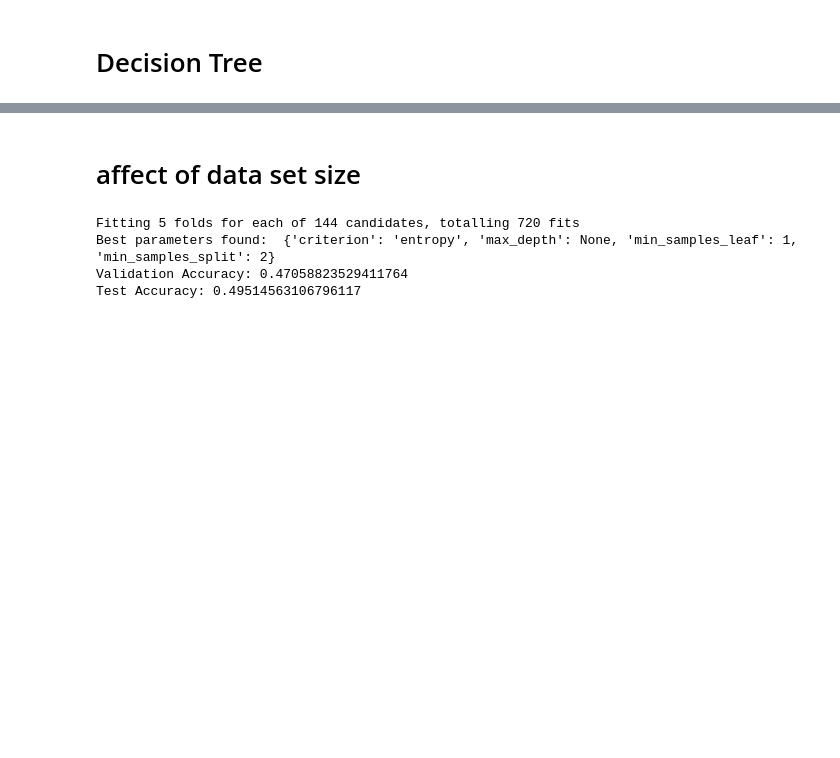
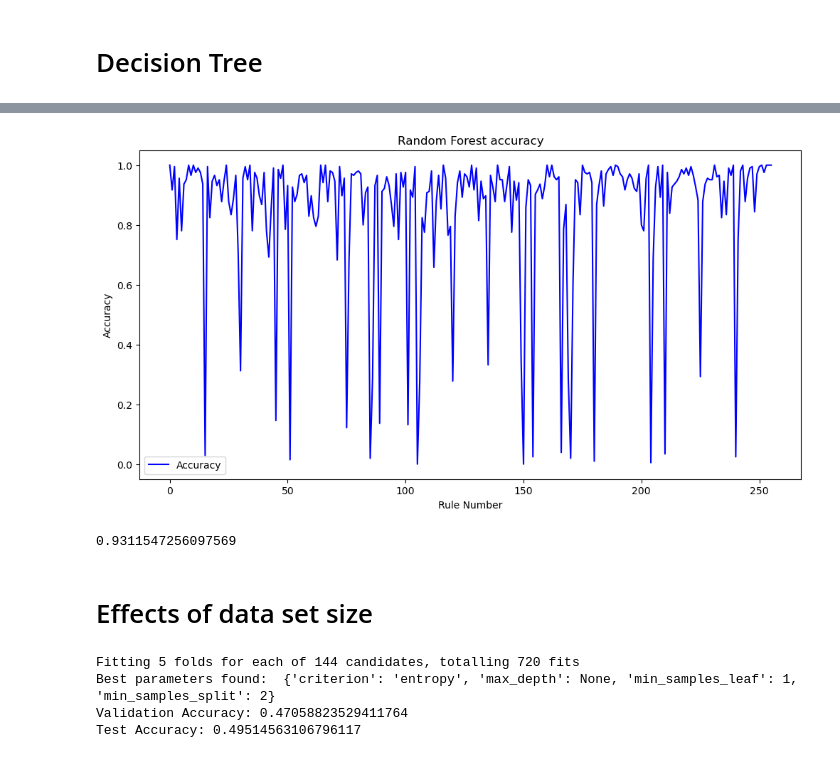
Before and after one commit to Everfade/CNNCAM, a Jupyter notebook: Learning1DCAM.ipynb, the cells around one changed output, grey strips where cells are left out. Saved outputs shown, nothing was run; the diff lists cells and outputs as text; code cells hidden in the pictures; blank space fills up the shorter version.

```diff
--- a/Learning1DCAM.ipynb
+++ b/Learning1DCAM.ipynb
@@ -710,5 +795,25 @@ Test Accuracy: 0.375609756097561
+# %%
+rule_numbers = list(range(256))
+
+plt.figure(figsize=(12, 6))
+plt.plot(rule_numbers, test_accuracies, label='Accuracy', color='blue')
+
+plt.title('Random Forest accuracy')
+plt.xlabel('Rule Number')
+plt.ylabel('Accuracy')
+plt.legend()
+
+# Showing the plot
+plt.show()
+# %% [output]
+[figure, added]
+# %%
+average_test_accuracy = sum(test_accuracies) / len(test_accuracies)
+print(average_test_accuracy)
+# %% [output]
+0.9311547256097569
 # %% [markdown]
-# affect of data set size
+# Effects of data set size
 # %%
 
 
```
Also changed, not shown: parts of 8 cells of this notebook.
